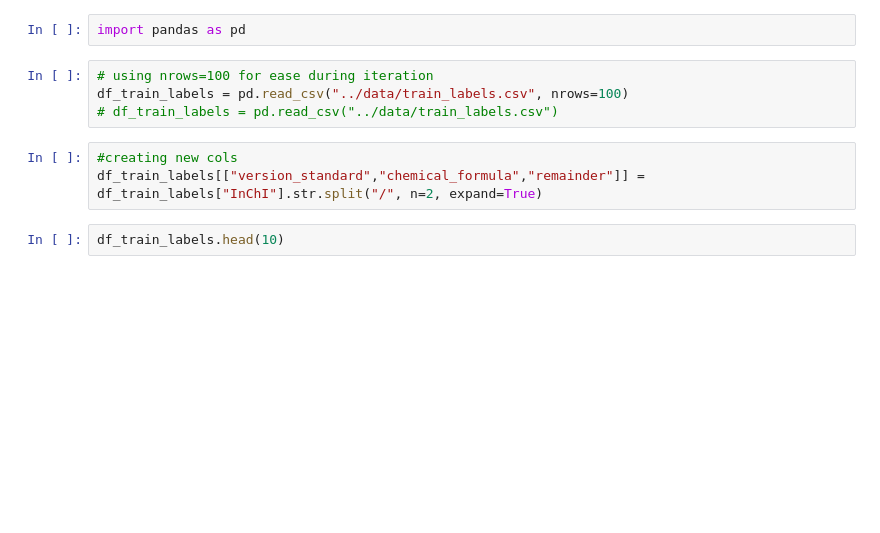
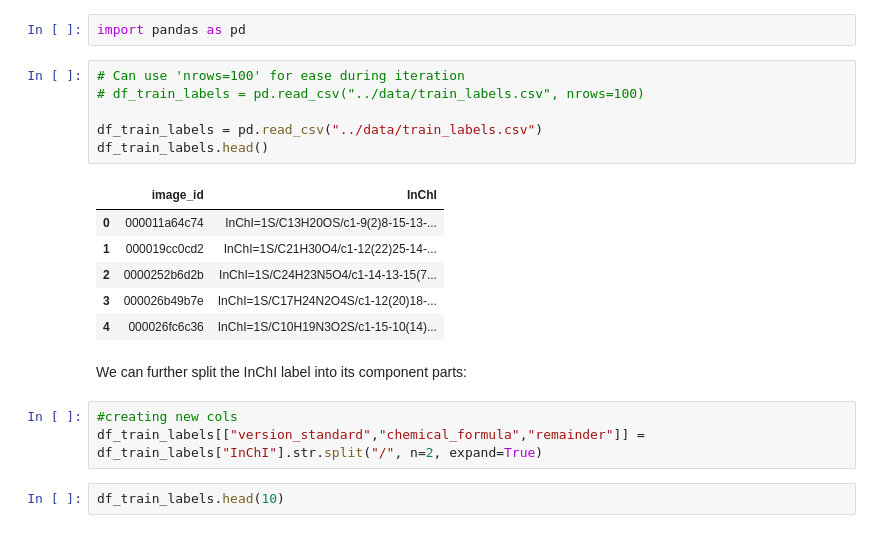
Before and after one commit to fddata/mol-translation, a Jupyter notebook: mol-translation/notebooks/01_dataset_exploration.ipynb, the cells around one changed output. Saved outputs shown, nothing was run; the diff lists cells and outputs as text; blank space fills up the shorter version.

```diff
--- a/mol-translation/notebooks/01_dataset_exploration.ipynb
+++ b/mol-translation/notebooks/01_dataset_exploration.ipynb
@@ -1,9 +9,20 @@
 # %%
 import pandas as pd
 # %%
-# using nrows=100 for ease during iteration
-df_train_labels = pd.read_csv("../data/train_labels.csv", nrows=100)
-# df_train_labels = pd.read_csv("../data/train_labels.csv")
+# Can use 'nrows=100' for ease during iteration
+# df_train_labels = pd.read_csv("../data/train_labels.csv", nrows=100)
+
+df_train_labels = pd.read_csv("../data/train_labels.csv")
+df_train_labels.head()
+# %% [output]
+|  | image_id | InChI |
+| 0 | 000011a64c74 | InChI=1S/C13H20OS/c1-9(2)8-15-13-... |
+| 1 | 000019cc0cd2 | InChI=1S/C21H30O4/c1-12(22)25-14-... |
+| 2 | 0000252b6d2b | InChI=1S/C24H23N5O4/c1-14-13-15(7... |
+| 3 | 000026b49b7e | InChI=1S/C17H24N2O4S/c1-12(20)18-... |
+| 4 | 000026fc6c36 | InChI=1S/C10H19N3O2S/c1-15-10(14)... |
+# %% [markdown]
+We can further split the InChI label into its component parts:
 # %%
 #creating new cols
 df_train_labels[["version_standard","chemical_formula","remainder"]] = df_train_labels["InChI"].str.split("/", n=2, expand=True)
```
Also changed, not shown: parts of 3 cells of this notebook, 3 other files.
